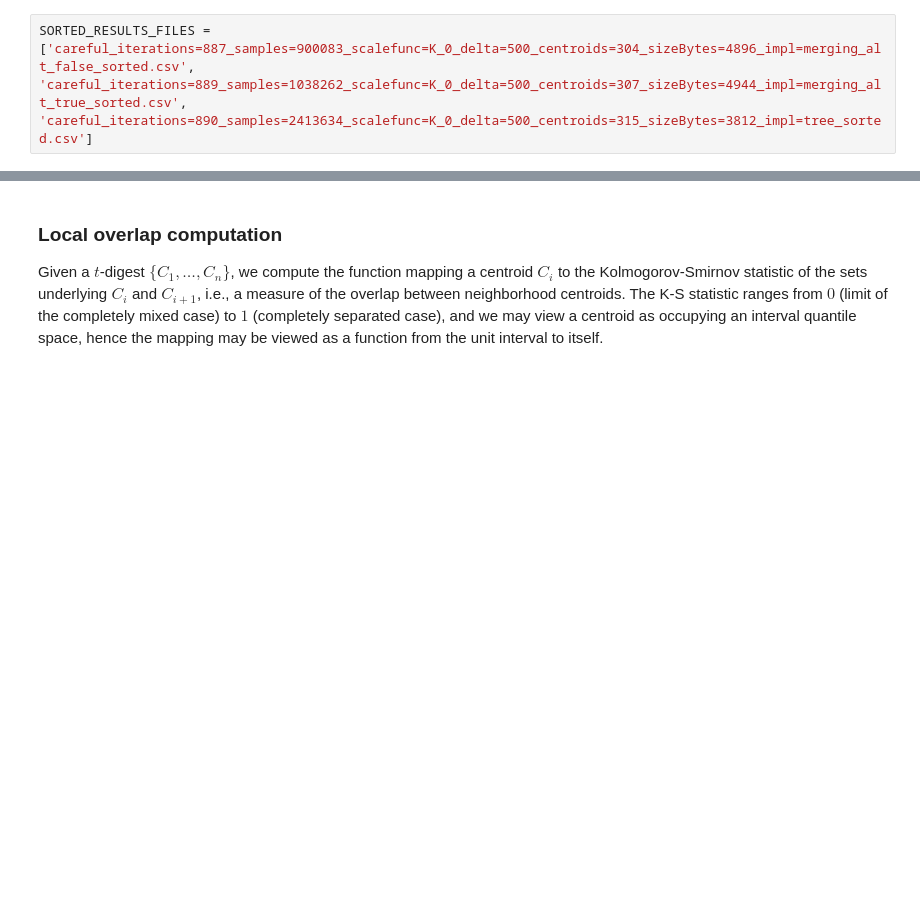
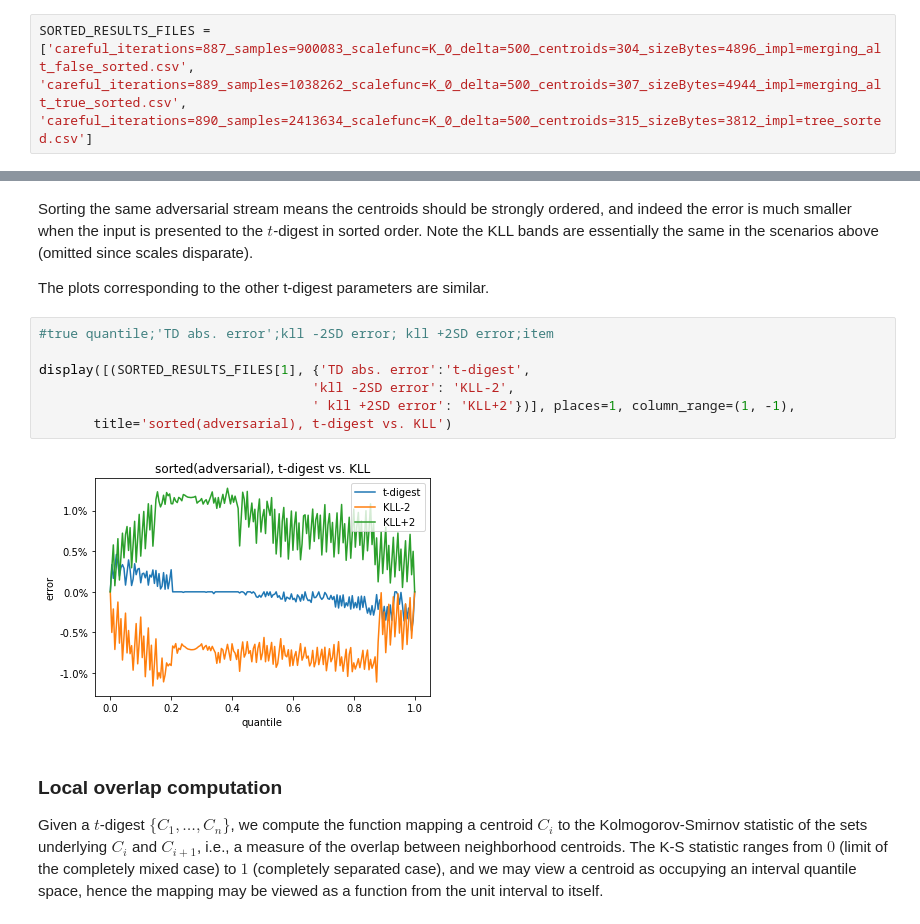
Before and after one commit to PavelVesely/t-digest, a Jupyter notebook: docs/python/adversarial_plots/notebooks/error_curves__k_0.ipynb, the cells around one changed output, grey strips where cells are left out. Drawn from its saved outputs; the diff is of its cells as text; blank space fills up the shorter version.

```diff
--- a/docs/python/adversarial_plots/notebooks/error_curves__k_0.ipynb
+++ b/docs/python/adversarial_plots/notebooks/error_curves__k_0.ipynb
@@ -54,3 +74,16 @@ display(SORTED_RESULTS_FILES)
+# %% [markdown]
+Sorting the same adversarial stream means the centroids should be strongly ordered, and indeed the error is much smaller when the input is presented to the $t$-digest in sorted order. Note the KLL bands are essentially the same in the scenarios above (omitted since scales disparate).
+
+The plots corresponding to the other t-digest parameters are similar.
+# %%
+#true quantile;'TD abs. error';kll -2SD error; kll +2SD error;item
+
+display([(SORTED_RESULTS_FILES[1], {'TD abs. error':'t-digest',
+                                   'kll -2SD error': 'KLL-2',
+                                   ' kll +2SD error': 'KLL+2'})], places=1, column_range=(1, -1),
+       title='sorted(adversarial), t-digest vs. KLL')
+# %% [output]
+[figure, added]
 # %% [markdown]
 ### Local overlap computation
 
```
Also changed, not shown: parts of 18 cells of this notebook.
